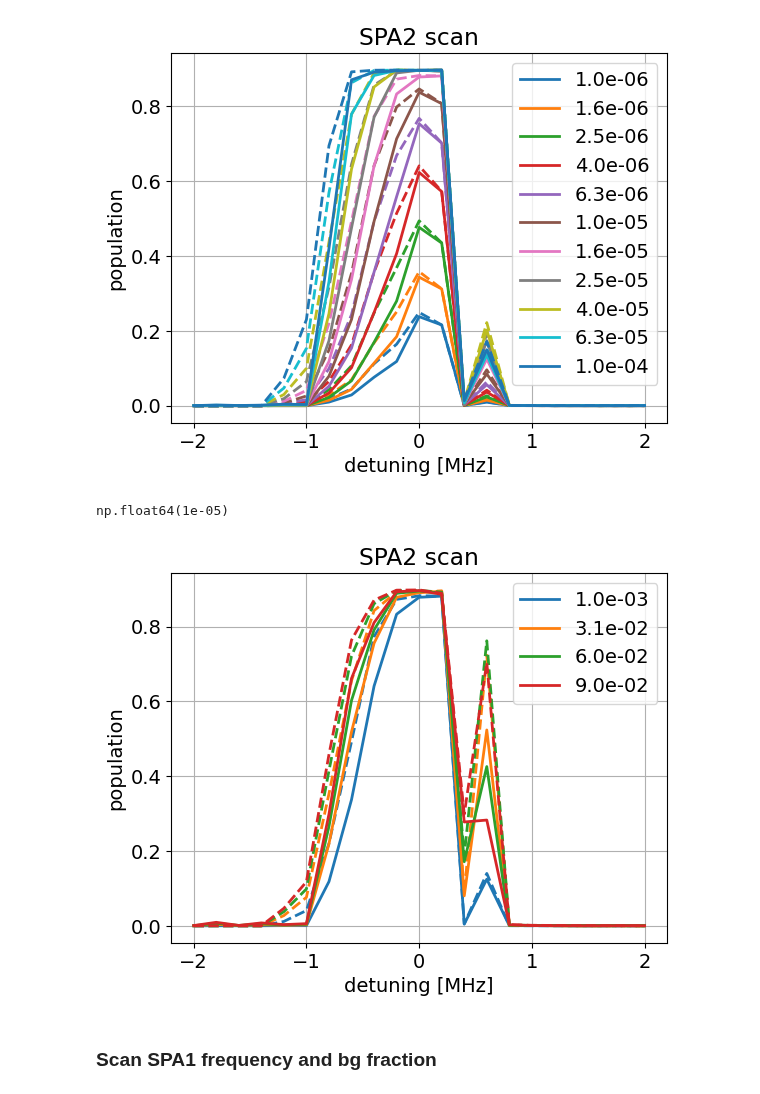
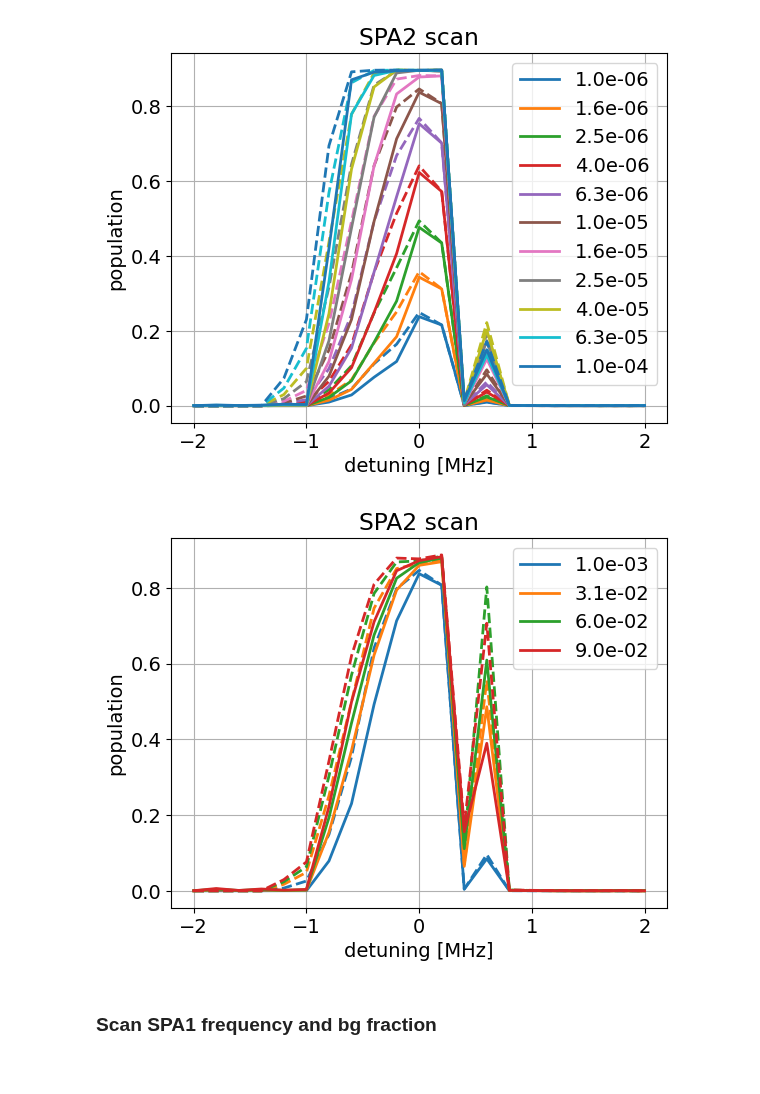
Before and after one commit to ograsdijk/centrex-state-prep, a Jupyter notebook: examples/SPA/Experimental verification/SPA2 - parameter scans with SPA and RC background.ipynb, the cells around one changed output. Drawn from its saved outputs; the diff is of its cells as text; code cells hidden in the pictures.

```diff
--- a/examples/SPA/Experimental verification/SPA2 - parameter scans with SPA and RC background.ipynb
+++ b/examples/SPA/Experimental verification/SPA2 - parameter scans with SPA and RC background.ipynb
@@ -868,49 +868,45 @@ ax.legend()
 ax.grid()
 # %% [output]
 [figure]
-# %%
-intensities[5]
-# %% [output]
-np.float64(1e-05)
 # %%
 detunings = np.unique(spa12_scan_intens_bg_det[0, 0, :, 5])
 det_mask = (detunings >= -5e6) & (detunings <= 5e6)
 
-intens = intensities[6]
+intens = intensities[5]
 idx_intens = np.where(spa12_scan_intens_bg_det[:, :, :, 2] == intens)[0][0]
 
 fig, ax = plt.subplots()
 
 for val in bg_fractions[::3]:
     # Find the index of the first occurrence of the value
     idx = np.where(spa12_scan_intens_bg_det[0, :, det_mask, 3] == val)[1][0]
 
     line = ax.plot(
         detunings[det_mask] / 1e6,
         spa12_scan_intens_bg_det[idx_intens, idx, det_mask, -1],
         lw=2,
         label=f"{val:.1e}",
     )
     ax.plot(
         detunings[det_mask] / 1e6,
         1
         - (
             spa12_scan_intens_bg_det[idx_intens, idx, det_mask, -2]
             + (1 - spa12_scan_intens_bg_det[idx_intens, idx, -1, -2])
         ),
         lw=2,
         ls="--",
         c=line[0].get_color(),
     )
 
 ax.set_xlabel("detuning [MHz]")
 ax.set_ylabel("population")
 ax.set_title("SPA2 scan")
 ax.legend()
 
 ax.grid()
 # %% [output]
-[figure, old version]
+[figure, new version]
 # %% [markdown]
 ### Scan SPA1 frequency and bg fraction
 # %%
```
Also changed, not shown: 2 other files.
